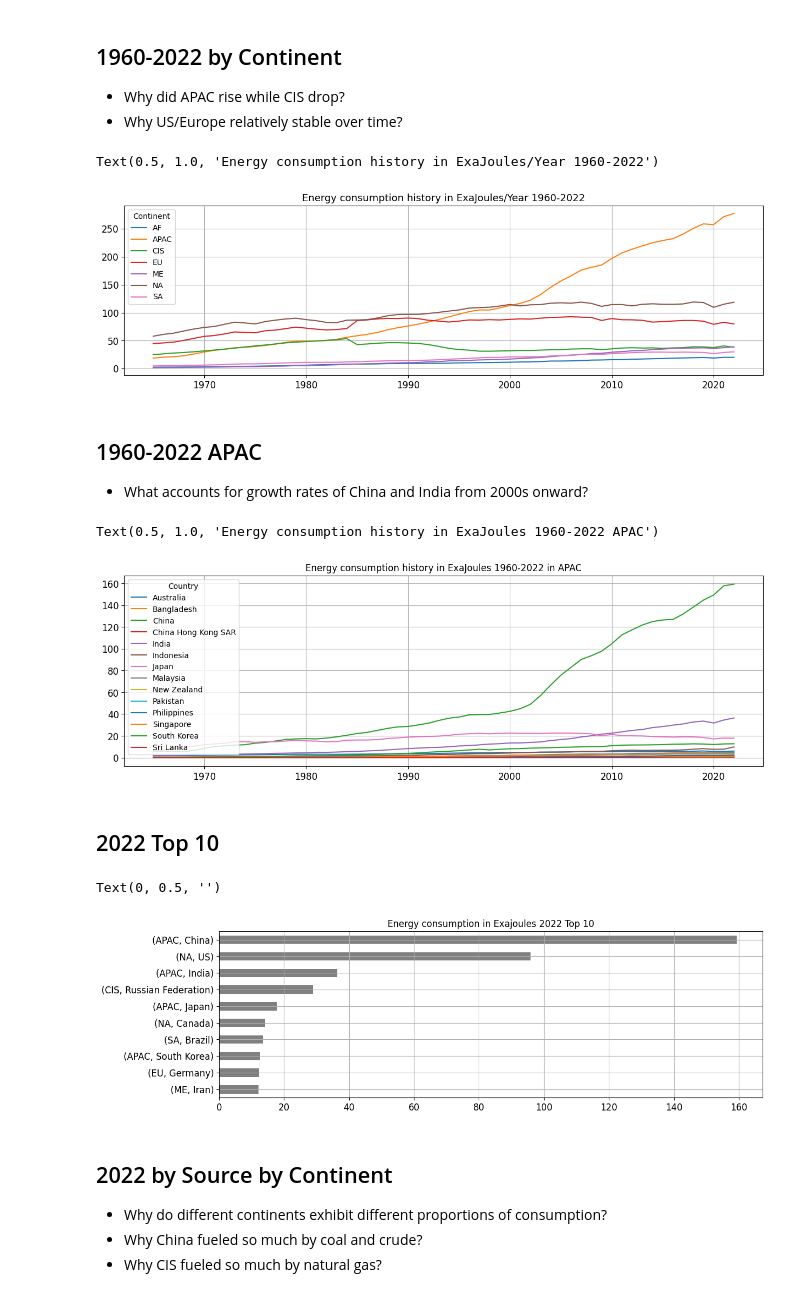
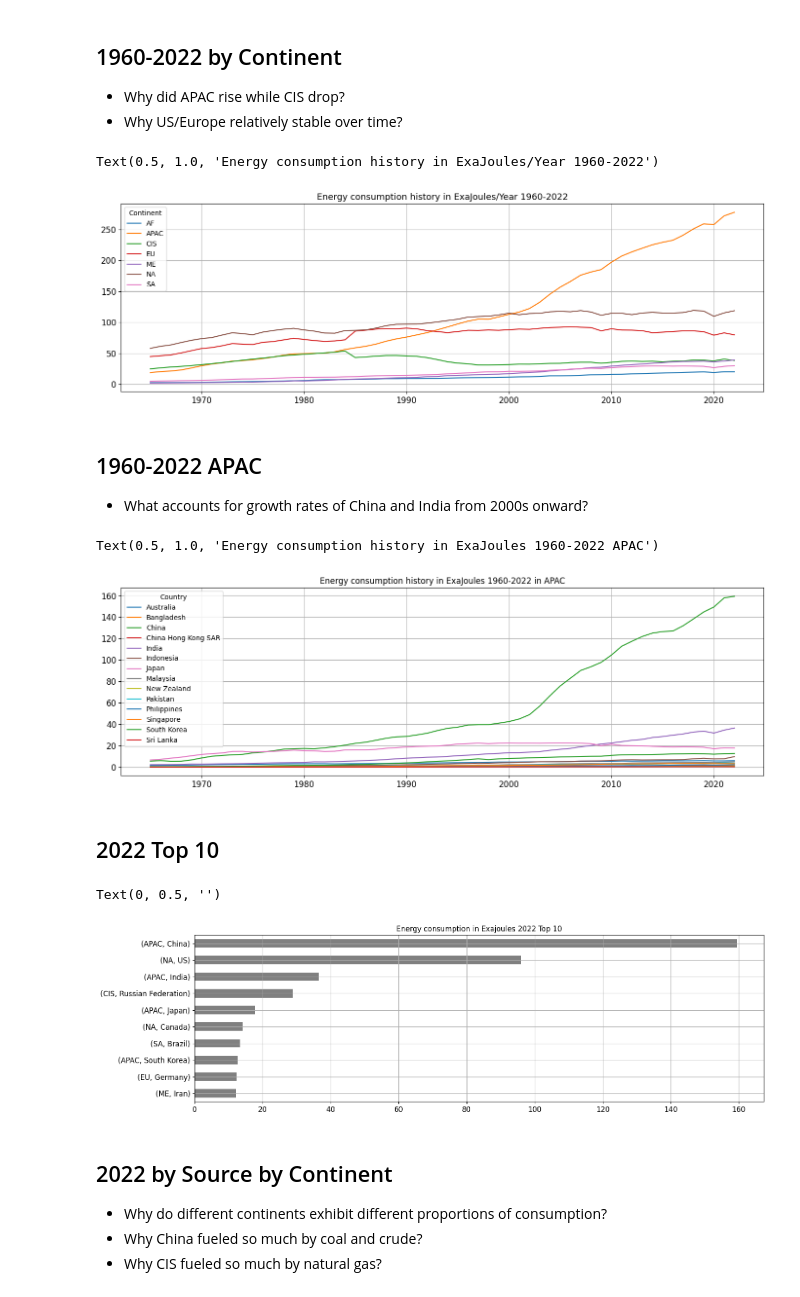
Before and after one commit to ryanczm/BP-Statistical-Report, a Jupyter notebook: oil.ipynb, the cells around one changed output. Saved outputs shown, nothing was run; the diff lists cells and outputs as text; code cells hidden in the pictures.

```diff
--- a/oil.ipynb
+++ b/oil.ipynb
@@ -141,31 +143,31 @@ crude_movement_2022 = crude_movement_2022.replace(0, np.NaN)
 * Why did APAC rise while CIS drop?
 * Why US/Europe relatively stable over time?
 # %%
-ax = energy_cons.T.groupby(level=0,axis=1).sum().plot(figsize=(15,4), title='Energy consumption history in ExaJoules/Year 1960-2022', grid=True,fontsize=12)
+ax = energy_cons.T.groupby(level=0,axis=1).sum().plot(figsize=(17,5), title='Energy consumption history in ExaJoules/Year 1960-2022', grid=True,fontsize=12)
 # Increase font size of various plot elements
 ax.set_title('Energy consumption history in ExaJoules/Year 1960-2022', fontsize=13)
 # %% [output]
 Text(0.5, 1.0, 'Energy consumption history in ExaJoules/Year 1960-2022')
-[figure, old version]
+[figure, new version]
 # %% [markdown]
 ## 1960-2022 APAC
 
 * What accounts for growth rates of China and India from 2000s onward?
 # %%
-energy_cons.T['APAC'].iloc[:,:-4].plot(figsize=(15,4.5), title='Energy consumption history in ExaJoules 1960-2022 in APAC', grid=True,fontsize=12)
+energy_cons.T['APAC'].iloc[:,:-4].plot(figsize=(17,5), title='Energy consumption history in ExaJoules 1960-2022 in APAC', grid=True,fontsize=12)
 
 ax.set_title('Energy consumption history in ExaJoules 1960-2022 APAC', fontsize=13)
 # %% [output]
 Text(0.5, 1.0, 'Energy consumption history in ExaJoules 1960-2022 APAC')
-[figure, old version]
+[figure, new version]
 # %% [markdown]
 ## 2022 Top 10
 # %%
-ax= energy_cons.T.iloc[-1].sort_values()[-10:].plot(kind='barh', color='grey',figsize=(13,4), title='Energy consumption in Exajoules 2022 Top 10', rot=0,grid=True, fontsize=12)
+ax= energy_cons.T.iloc[-1].sort_values()[-10:].plot(kind='barh', color='grey',figsize=(17,5), title='Energy consumption in Exajoules 2022 Top 10', rot=0,grid=True, fontsize=12)
 ax.set_ylabel(None)
 # %% [output]
 Text(0, 0.5, '')
-[figure, old version]
+[figure, new version]
 # %% [markdown]
 ## 2022 by Source by Continent
 
```
Also changed, not shown: parts of 28 cells of this notebook.
